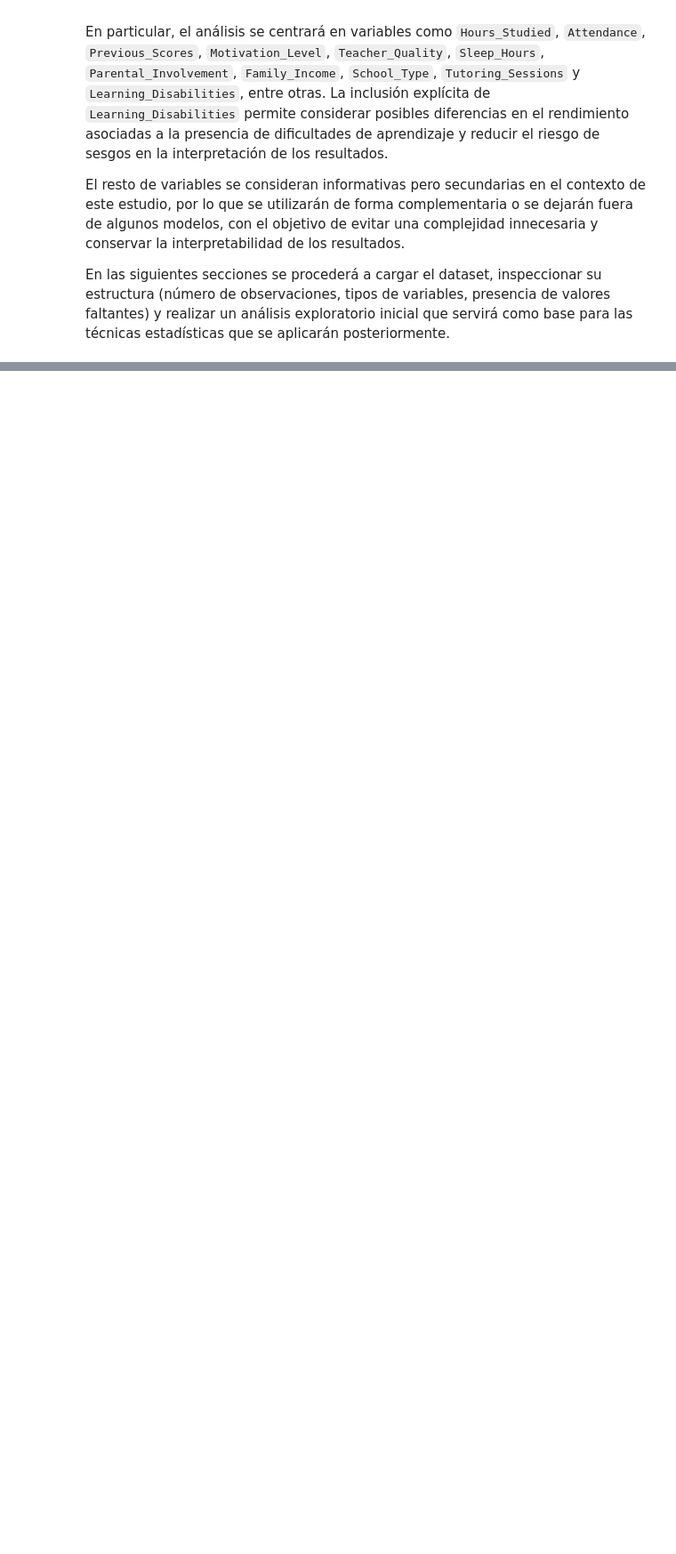
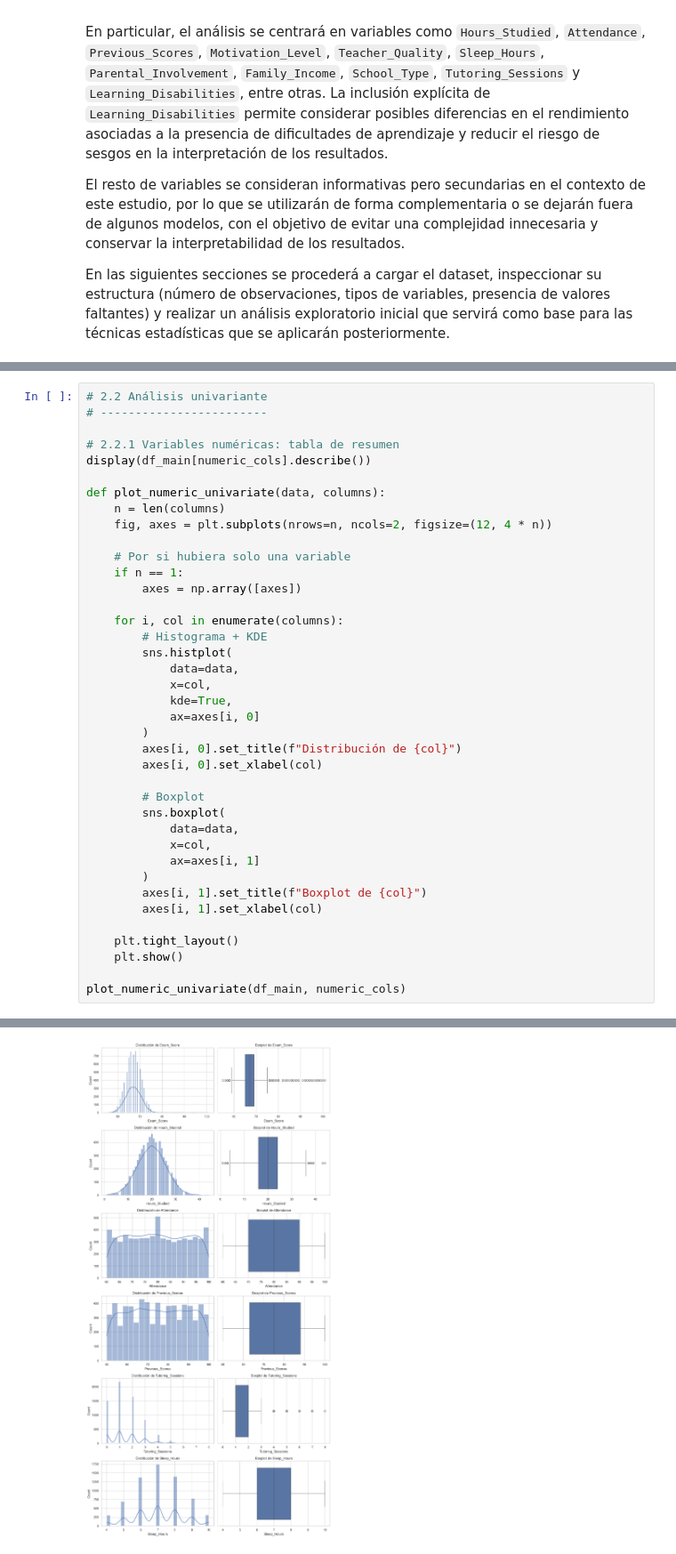
Before and after one commit to Ray-M05/Student-Performance-Predictor, a Jupyter notebook: StudentPerformance.ipynb, the cells around one changed output, grey strips where cells are left out. Shown at 89% size. Cells and saved outputs as stored; diff of their text form; blank space fills up the shorter version.

```diff
--- a/StudentPerformance.ipynb
+++ b/StudentPerformance.ipynb
@@ -125,0 +209,40 @@ dtype: int64
+# %%
+# 2.2 Análisis univariante
+# ------------------------
+
+# 2.2.1 Variables numéricas: tabla de resumen
+display(df_main[numeric_cols].describe())
+
+def plot_numeric_univariate(data, columns):
+    n = len(columns)
+    fig, axes = plt.subplots(nrows=n, ncols=2, figsize=(12, 4 * n))
+
+    # Por si hubiera solo una variable
+    if n == 1:
+        axes = np.array([axes])
+
+    for i, col in enumerate(columns):
+        # Histograma + KDE
+        sns.histplot(
+            data=data,
+            x=col,
+            kde=True,
+            ax=axes[i, 0]
+        )
+        axes[i, 0].set_title(f"Distribución de {col}")
+        axes[i, 0].set_xlabel(col)
+
+        # Boxplot
+        sns.boxplot(
+            data=data,
+            x=col,
+            ax=axes[i, 1]
+        )
+        axes[i, 1].set_title(f"Boxplot de {col}")
+        axes[i, 1].set_xlabel(col)
+
+    plt.tight_layout()
+    plt.show()
+
+plot_numeric_univariate(df_main, numeric_cols)
+# %% [output]
@@ -125,0 +258 @@ dtype: int64
+[figure, added]
```
Also changed, not shown: parts of 15 cells of this notebook, 1 other file.
